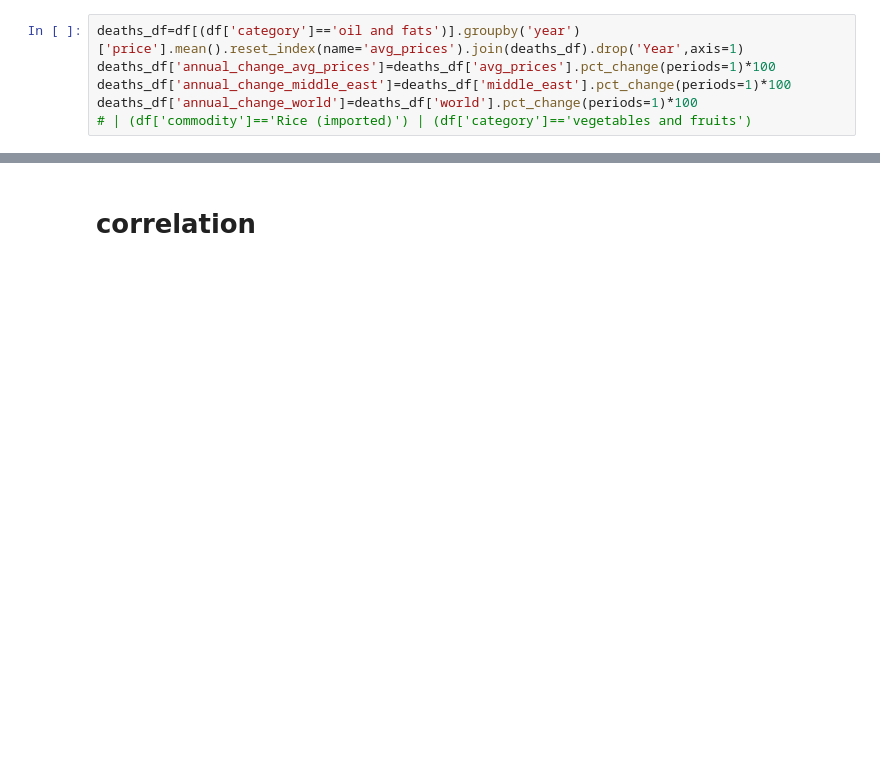
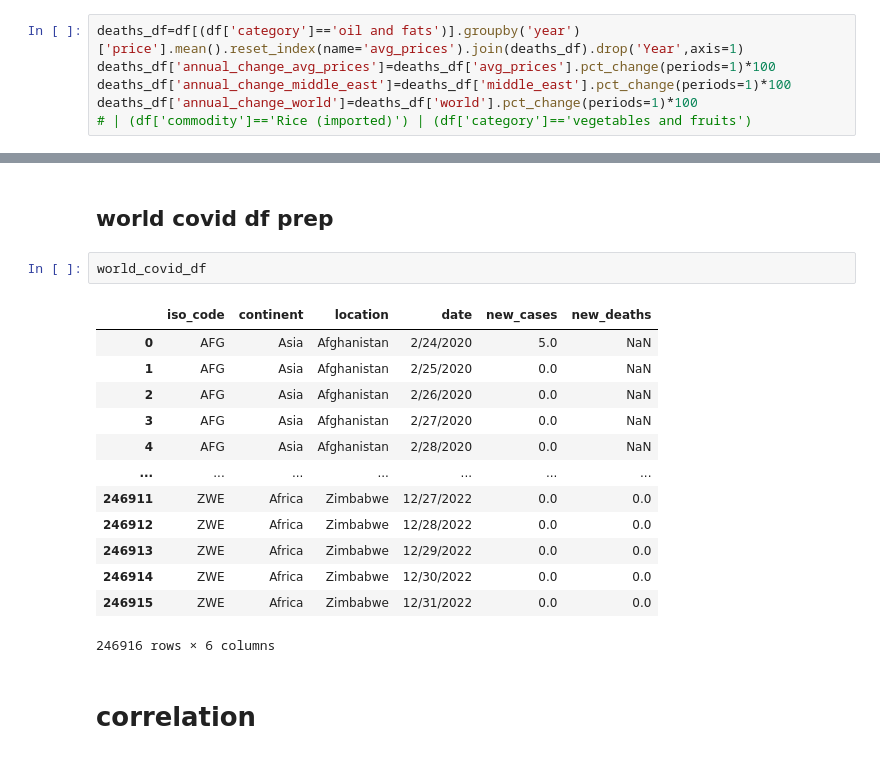
Before and after one commit to shaker113/group5_Price_Forecast, a Jupyter notebook: group_5_project.ipynb, the cells around one changed output, grey strips where cells are left out. Drawn from its saved outputs; the diff is of its cells as text; blank space fills up the shorter version.

```diff
--- a/group_5_project.ipynb
+++ b/group_5_project.ipynb
@@ -93,3 +113,21 @@ deaths_df['annual_change_world']=deaths_df['world'].pct_change(periods=1)*100
+# %% [markdown]
+## world covid df prep
+# %%
+world_covid_df
+# %% [output]
+|  | iso_code | continent | location | date | new_cases | new_deaths |
+| 0 | AFG | Asia | Afghanistan | 2/24/2020 | 5.0 | NaN |
+| 1 | AFG | Asia | Afghanistan | 2/25/2020 | 0.0 | NaN |
+| 2 | AFG | Asia | Afghanistan | 2/26/2020 | 0.0 | NaN |
+| 3 | AFG | Asia | Afghanistan | 2/27/2020 | 0.0 | NaN |
+| 4 | AFG | Asia | Afghanistan | 2/28/2020 | 0.0 | NaN |
+| ... | ... | ... | ... | ... | ... | ... |
+| 246911 | ZWE | Africa | Zimbabwe | 12/27/2022 | 0.0 | 0.0 |
+| 246912 | ZWE | Africa | Zimbabwe | 12/28/2022 | 0.0 | 0.0 |
+| 246913 | ZWE | Africa | Zimbabwe | 12/29/2022 | 0.0 | 0.0 |
+| 246914 | ZWE | Africa | Zimbabwe | 12/30/2022 | 0.0 | 0.0 |
+| 246915 | ZWE | Africa | Zimbabwe | 12/31/2022 | 0.0 | 0.0 |
+246916 rows × 6 columns
 # %% [markdown]
 # correlation
 # %%
```
Also changed, not shown: parts of 4 cells of this notebook, 2 other files.
